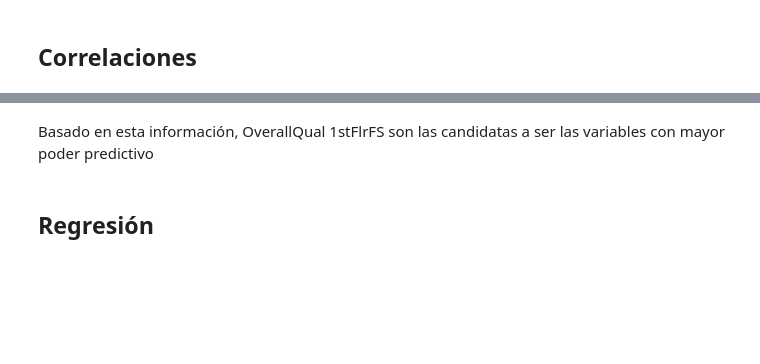
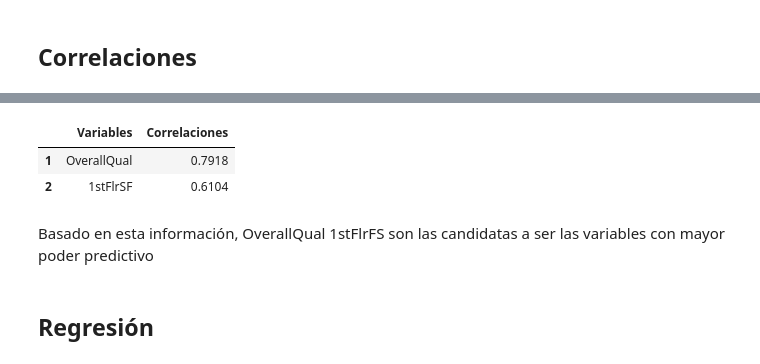
Before and after one commit to ramonescobar/final_project, a Jupyter notebook: Proyecto Final.ipynb, the cells around one changed output, grey strips where cells are left out. Drawn from its saved outputs; the diff is of its cells as text; code cells hidden in the pictures; blank space fills up the shorter version.

```diff
--- a/Proyecto Final.ipynb
+++ b/Proyecto Final.ipynb
@@ -91,0 +96,9 @@ for i in train.columns.to_list():
+# %%
+top_corr_variables = pd.DataFrame({'Variables':variables,
+                                   'Correlaciones':correlations})
+# %%
+top_corr_variables.sort_values(by='Correlaciones', ascending = False)[1:3]
+# %% [output]
+|  | Variables | Correlaciones |
+| 1 | OverallQual | 0.7918 |
+| 2 | 1stFlrSF | 0.6104 |
```
Also changed, not shown: parts of 17 cells of this notebook.
